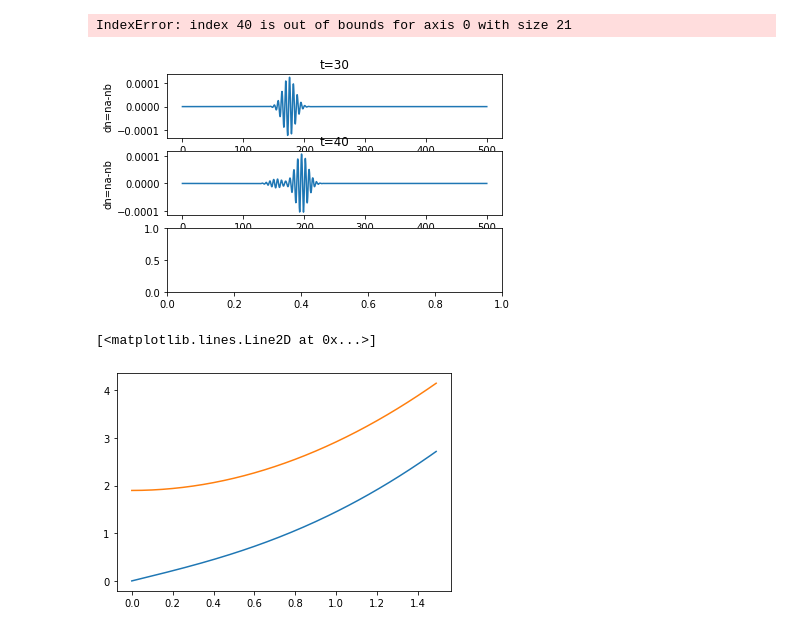
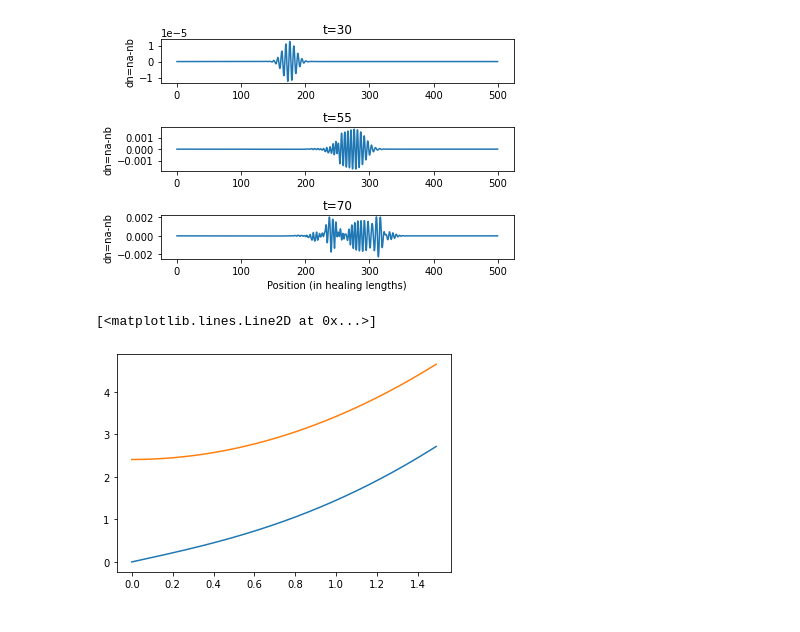
Before and after one commit to ebbeborg/GPsolver, a Jupyter notebook: results/results.ipynb, the cells around one changed output. Cells and saved outputs as stored; diff of their text form; code cells hidden in the pictures.

```diff
--- a/results/results.ipynb
+++ b/results/results.ipynb
@@ -6,42 +6,41 @@ import csv
 # %%
 #plotting relative densities of the components in space and time
 a=[]
 b=[]
 x=np.arange(0,500,0.25) #gridspace
 
 #gathering results data form results.txt and storing in variables a and b
 with open('results.txt','r') as csvfile:
     plots=csv.reader(csvfile, delimiter=',')
     for row in plots:
         a.append(row[::2]) #even row elements are condensate a
         b.append(row[1::2]) #odd row elements are condensate b
 
 a=np.array(a).astype(float)
 b=np.array(b).astype(float)
 
 Figure, (ax1, ax2, ax3)=plt.subplots(3)
 ax1.plot(x,a[0]-b[0])
 ax1.set_title('t=30')
 ax1.set_ylabel('dn=na-nb')
-ax2.plot(x,a[10]-b[10])
-ax2.set_title('t=40')
+ax2.plot(x,a[55]-b[55])
+ax2.set_title('t=55')
 ax2.set_ylabel('dn=na-nb')
-ax3.plot(x,a[40]-b[40])
-ax3.set_title('t=55')
+ax3.plot(x,a[65]-b[65])
+ax3.set_title('t=70')
 ax3.set_xlabel('Position (in healing lengths)')
 ax3.set_ylabel('dn=na-nb')
 Figure.tight_layout()
 plt.show()
 # %% [output]
-IndexError: index 40 is out of bounds for axis 0 with size 21
-[figure, old version]
+[figure, new version]
 # %%
 #plotting dimensionless dispersion relation of spectra for density and spin modes
 k=np.arange(0,1.5,0.01)
 w1=[]
 w2=[]
 gfraction=0.1
-omega=0.75 #in gn
+omega=1 #in gn
 
 for x in k:
     temp1=x*np.sqrt(np.power(x,2)+1+gfraction)
@@ -56,6 +55,6 @@ plt.plot(k, w1)
 plt.plot(k, w2)
 # %% [output]
 [<matplotlib.lines.Line2D at 0x...>]
-[figure, old version]
+[figure, new version]
 # %%
 #finding dw/dk to get an idea of group velocity of spin mode
```
Also changed, not shown: 4 other files.
